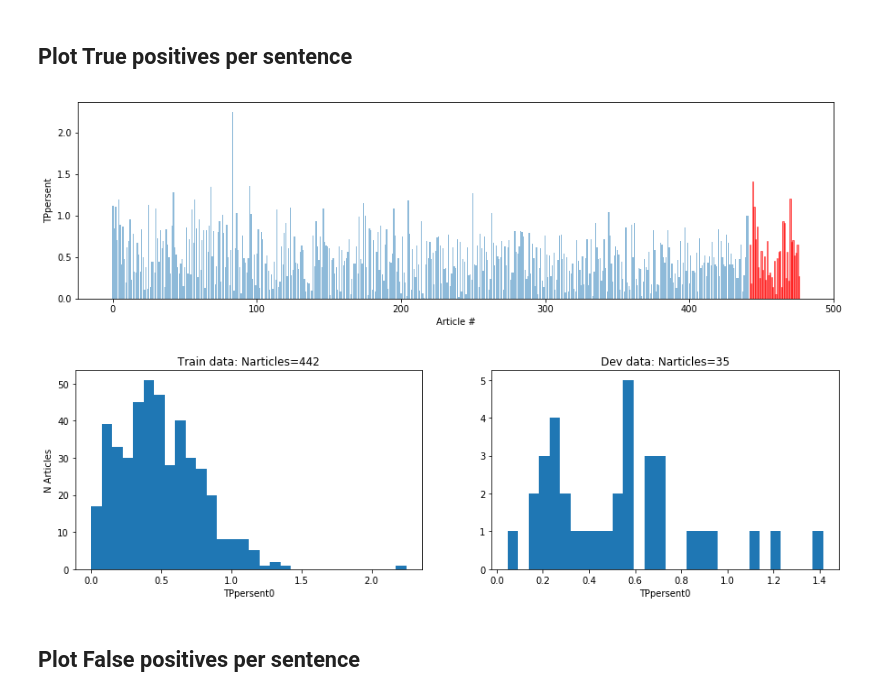
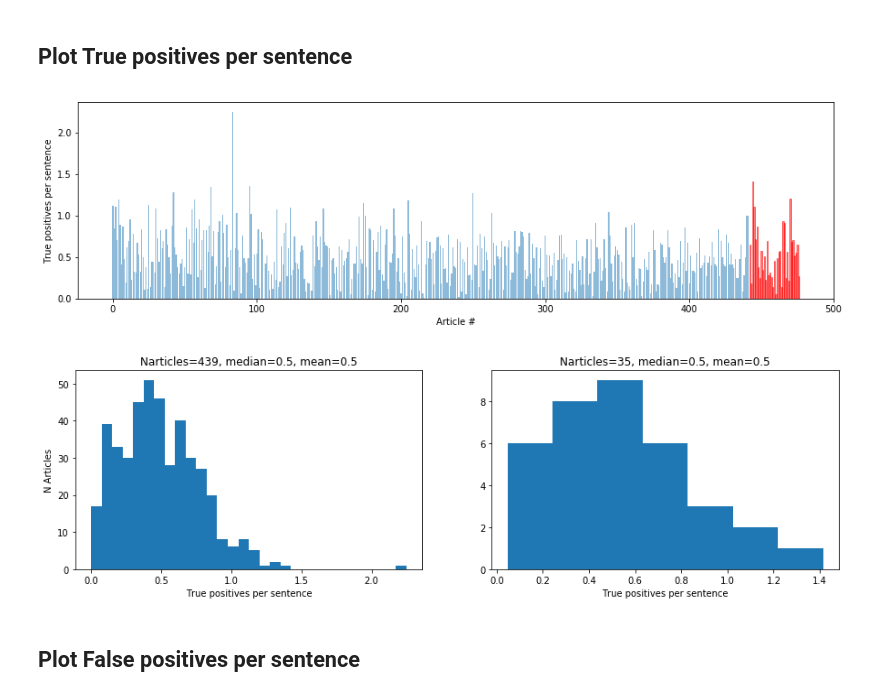
Before and after one commit to davestanley/mindpocket, a Jupyter notebook: play/test_performance.ipynb, the cells around one changed output. Cells and saved outputs as stored; diff of their text form; code cells hidden in the pictures.

```diff
--- a/play/test_performance.ipynb
+++ b/play/test_performance.ipynb
@@ -66,3 +75,8 @@ u"Pitch is an auditory sensation in which a listener assigns musical tones to re
+# %%
+# Convert AllenNLP blanks classification into standard format
+
+from utils_NLP import allenNLP_classify_blanks
+arts = allenNLP_classify_blanks(arts)
 # %% [markdown]
 # Compare paragraph word reconstructions
 # %% [markdown]
@@ -456,27 +493,22 @@ ax2.set_xlabel('FPR');
 # %% [markdown]
 ## Plot True positives per sentence
-# %%
-figure(num=None, figsize=(15, 4),facecolor='w', edgecolor='k')
-barlist = plt.bar(range(len(TPpersent0)), TPpersent0, align='center', alpha=0.5)
-plt.xlabel('Article #')
-plt.ylabel('TPpersent')
-for i in range(Ntrain,Ntrain+Ndev):
-    barlist[i].set_color('r')
-plt.show()
-# %% [output]
-[figure, removed]
-# %%
-# figure(num=None, figsize=(15, 4), dpi=80, facecolor='w', edgecolor='k')
-f, (ax1, ax2) = plt.subplots(1, 2, sharey=False,figsize=(15, 4));
-ax1.hist(TPpersent0[0:Ntrain-1], bins=30);  # arguments are passed to np.histogram
-ax1.set_title("Train data: Narticles=" + str(Ntrain));
-ax1.set_ylabel('N Articles');
-ax1.set_xlabel('TPpersent0');
-
-ax2.hist(TPpersent0[Ntrain:], bins=30);  # arguments are passed to np.histogram
-ax2.set_title("Dev data: Narticles=" + str(Ndev));
-ax2.set_xlabel('TPpersent0');
-# %% [output]
-[figure, removed]
+# %%
+myvar = TPpersent0
+varname = 'True positives per sentence'
+
+# Plot bargraph
+plotbar_train_dev2(myvar,Ntrain,Ndev,ylabel='{}'.format(varname),xlabel='Article #')
+
+# # # Plot the histogram without containing any bads
+# myvar without the bad articles
+myvar2 = [tp for i, tp in enumerate(myvar) if i not in abads]
+
+# Plot the histogram
+ax = plothist_train_dev2(myvar2,Ntrain-Ntrain_bad,Ndev-Ndev_bad,xlabel=varname,ylabel='N Articles',devbins='auto')
+# set(ax['ax1'].set_xlim(0,1));
+# set(ax['ax2'].set_xlim(0,1));
+# %% [output]
+[figure, added]
+[figure, added]
 # %% [markdown]
 ## Plot False positives per sentence
```
Also changed, not shown: parts of 45 cells of this notebook, 11 other files.
